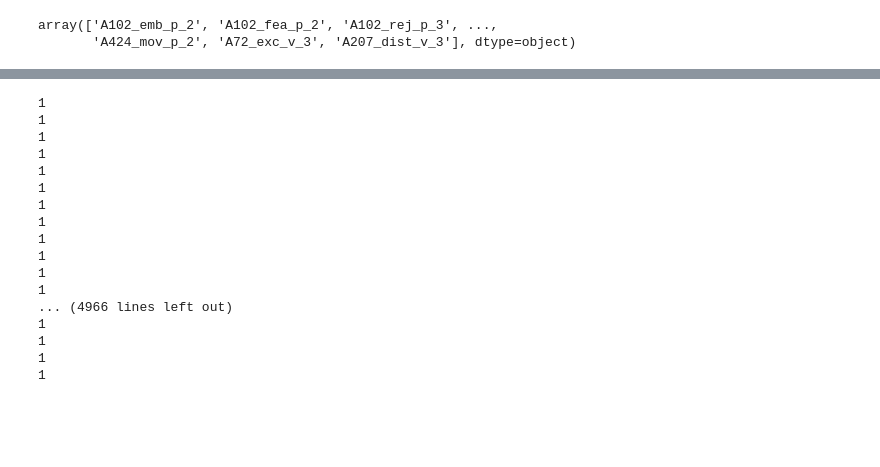
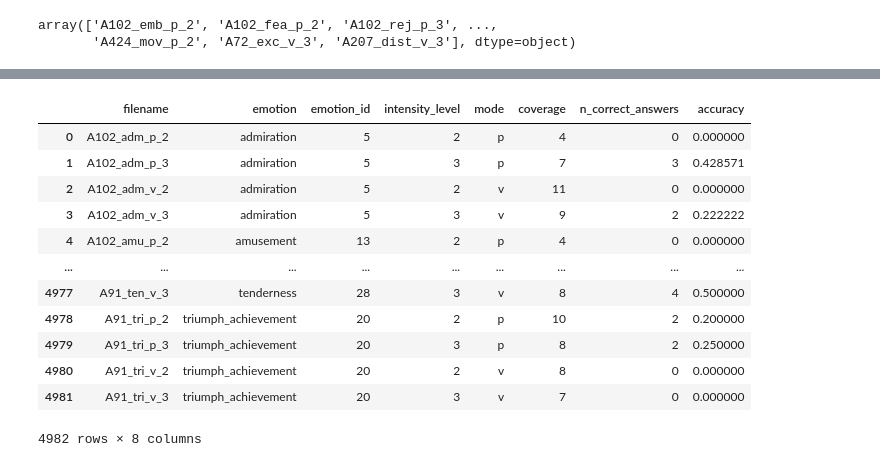
Before and after one commit to timlac/reco-response-analysis, a Jupyter notebook: segment_analysis.ipynb, the cells around one changed output, grey strips where cells are left out. Drawn from its saved outputs; the diff is of its cells as text; code cells hidden in the pictures; blank space fills up the shorter version.

```diff
--- a/segment_analysis.ipynb
+++ b/segment_analysis.ipynb
@@ -229,28 +184,57 @@ def assert_metadata_match(filenames):
 # %%
 slices = slice_by(df, "filename")
+
+# Create an empty dictionary to store information for each filename
+filename_info = {}
+
 for df_ in slices:
+    # identify unique aliases
     unique_aliases = df_["alias"].unique()
+    # save how many aliases, e.g. responses, for current filename
     coverage = len(unique_aliases)
 
-    filenames = df_["filename"].unique()
-    print(len(filenames))
+    # Calculate accuracy (mean of the "accurate" column)
+    accuracy = df_["accurate"].mean()
+    n_correct_answers = sum(df_["accurate"])
 
-    # assert_metadata_match(filenames)
+    unique_filenames = df_["filename"].unique()
+
+    assert len(unique_filenames) == 1
+    filename = unique_filenames[0]
+
+    meta = Metadata(filename)
+
+    # Store information in the dictionary
+    filename_info[filename] = {
+        "emotion": Mapper.get_emotion_from_emotion_abr(meta.emotion_1),
+        "emotion_id": meta.emotion_1_id,
+        "intensity_level": meta.intensity_level,
+        "mode": meta.mode,
+        "coverage": coverage,
+        "n_correct_answers": n_correct_answers,
+        "accuracy": accuracy
+    }
+
+# Create a DataFrame from the dictionary
+accuracy_df = pd.DataFrame.from_dict(filename_info, orient="index")
+
+# Reset the index to have "filename" as a column
+accuracy_df.reset_index(inplace=True)
+accuracy_df.rename(columns={"index": "filename"}, inplace=True)
+
+# Display the DataFrame
+accuracy_df
 # %% [output]
+|  | filename | emotion | emotion_id | intensity_level | mode | coverage | n_correct_answers | accuracy |
+| 0 | A102_adm_p_2 | admiration | 5 | 2 | p | 4 | 0 | 0.000000 |
+| 1 | A102_adm_p_3 | admiration | 5 | 3 | p | 7 | 3 | 0.428571 |
+| 2 | A102_adm_v_2 | admiration | 5 | 2 | v | 11 | 0 | 0.000000 |
+| 3 | A102_adm_v_3 | admiration | 5 | 3 | v | 9 | 2 | 0.222222 |
+| 4 | A102_amu_p_2 | amusement | 13 | 2 | p | 4 | 0 | 0.000000 |
+| ... | ... | ... | ... | ... | ... | ... | ... | ... |
+| 4977 | A91_ten_v_3 | tenderness | 28 | 3 | v | 8 | 4 | 0.500000 |
+| 4978 | A91_tri_p_2 | triumph_achievement | 20 | 2 | p | 10 | 2 | 0.200000 |
+| 4979 | A91_tri_p_3 | triumph_achievement | 20 | 3 | p | 8 | 2 | 0.250000 |
+| 4980 | A91_tri_v_2 | triumph_achievement | 20 | 2 | v | 8 | 0 | 0.000000 |
+| 4981 | A91_tri_v_3 | triumph_achievement | 20 | 3 | v | 7 | 0 | 0.000000 |
-1
-1
-1
-1
-1
-1
-1
-1
-1
-1
-1
-1
-... (4966 lines left out)
-1
-1
-1
-1
+4982 rows × 8 columns
```
Also changed, not shown: parts of 14 cells of this notebook, 4 other files.
